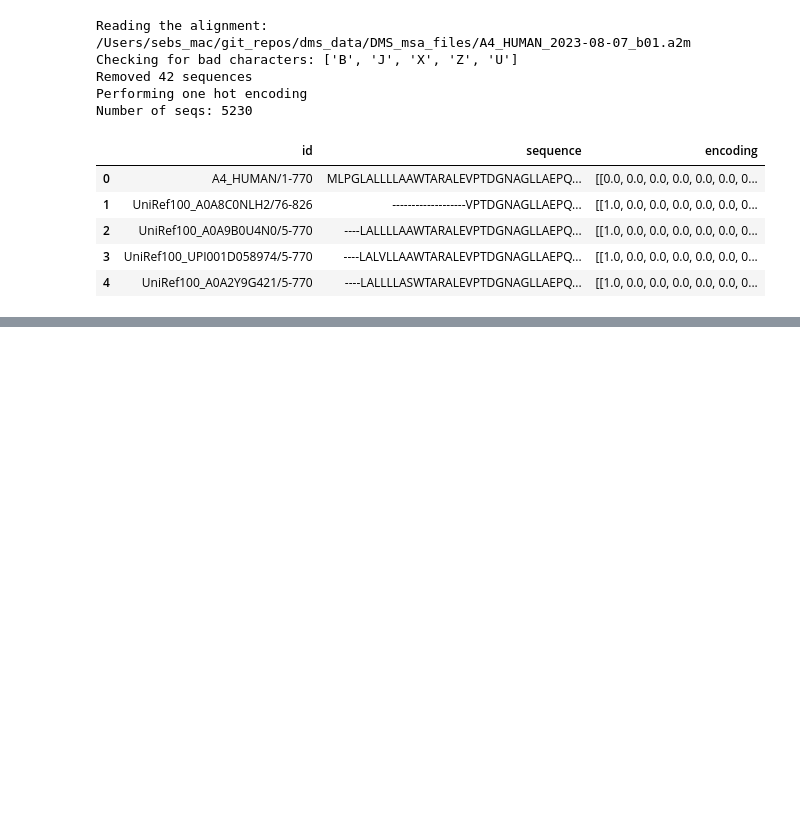
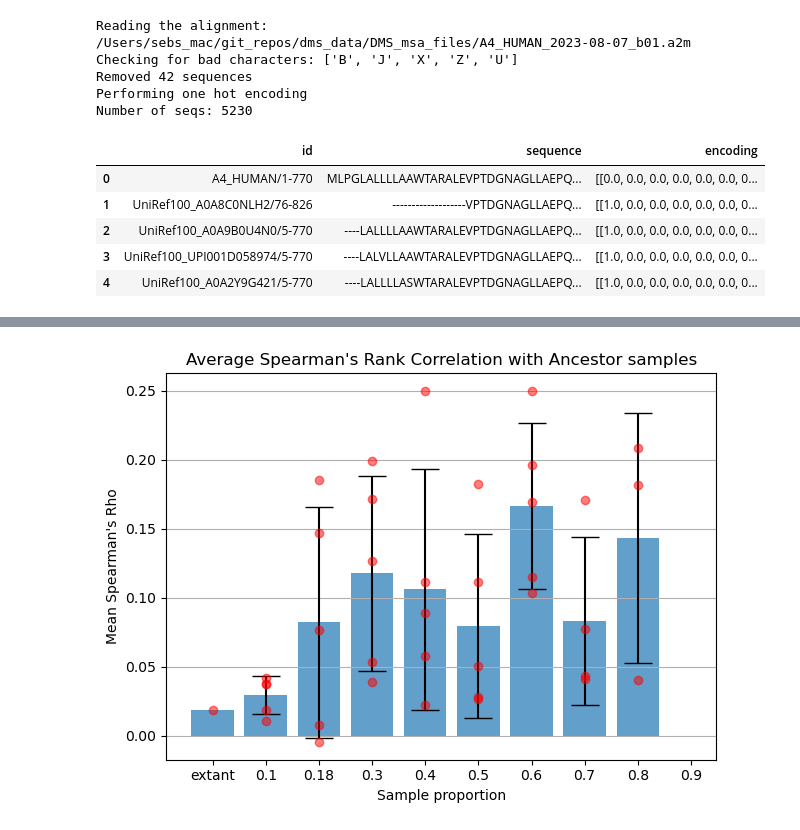
Before and after one commit to SebPorras/MAP_VAE, a Jupyter notebook: notebooks/entropy.ipynb, the cells around one changed output, grey strips where cells are left out. Saved outputs shown, nothing was run; the diff lists cells and outputs as text; code cells hidden in the pictures; blank space fills up the shorter version.

Commit message:
yaml changes and correlation calcs

```diff
--- a/notebooks/entropy.ipynb
+++ b/notebooks/entropy.ipynb
@@ -157,3 +157,7 @@ test.head()
 | 4 | UniRef100_A0A2Y9G421/5-770 | ----LALLLLASWTARALEVPTDGNAGLLAEPQ... | [[1.0, 0.0, 0.0, 0.0, 0.0, 0.0, 0... |
 # %%
 st.write_fasta_file("A4_HUMAN.fasta", test)
+# %%
+import pandas as pd
+data = pd.read_csv("/Users/sebs_mac/uni_OneDrive/honours/data/gb1/random_sampling/gb1_ancestor_sampling.csv")
+data.tail()
@@ -159,0 +171,11 @@ st.write_fasta_file("A4_HUMAN.fasta", test)
+# %%
+point_1 = data[data["Sample"].str.split("_").str[0] == "0.1"]
+point_18 = data[data["Sample"].str.split("_").str[0] == "0.18"]
+point_3 = data[data["Sample"].str.split("_").str[0] == "0.3"]
+point_4 = data[data["Sample"].str.split("_").str[0] == "0.4"]
+point_5 = data[data["Sample"].str.split("_").str[0] == "0.5"]
+point_6 = data[data["Sample"].str.split("_").str[0] == "0.6"]
+point_7 = data[data["Sample"].str.split("_").str[0] == "0.7"]
+point_8 = data[data["Sample"].str.split("_").str[0] == "0.8"]
+point_9 = data[data["Sample"].str.split("_").str[0] == "0.9"]
+extant = data[data["Sample"].str.contains("extants")]
@@ -159,0 +191,37 @@ st.write_fasta_file("A4_HUMAN.fasta", test)
+# %%
+import numpy as np
+import matplotlib.pyplot as plt
+
+points = [extant, point_1, point_18, point_3, point_4, point_5, point_6, point_7, point_8, point_9]
+labels = ["extant", "0.1", "0.18", "0.3", "0.4", "0.5", "0.6", "0.7", "0.8", "0.9"]
+
+means = [point["spearman_final"].mean() for point in points]
+std_devs = [point["spearman_final"].std() for point in points]
+
+x_pos = np.arange(len(labels))
+
+fig, ax = plt.subplots()
+
+# Create bars
+bars = ax.bar(x_pos, means, yerr=std_devs, align='center', alpha=0.7, ecolor='black', capsize=10)
+
+for i, point in enumerate(points):
+    ax.scatter([i]*len(point), point["spearman_final"], color='red', zorder=3, alpha=0.5)
+
+
+# Add labels
+ax.set_xlabel('Sample proportion')
+ax.set_ylabel('Mean Spearman\'s Rho')
+ax.set_xticks(x_pos)
+ax.set_xticklabels(labels)
+ax.set_title('Average Spearman\'s Rank Correlation with Ancestor samples')
+
+# Add a grid for better readability
+ax.yaxis.grid(True)
+
+# Save the figure and show
+plt.tight_layout()
+#plt.savefig('Average Spearman\'s Rank Correlation with Ancestor samples')
+plt.show()
+# %% [output]
+[figure, added]
```
Also changed, not shown: parts of 3 cells of this notebook, 41 other files.
